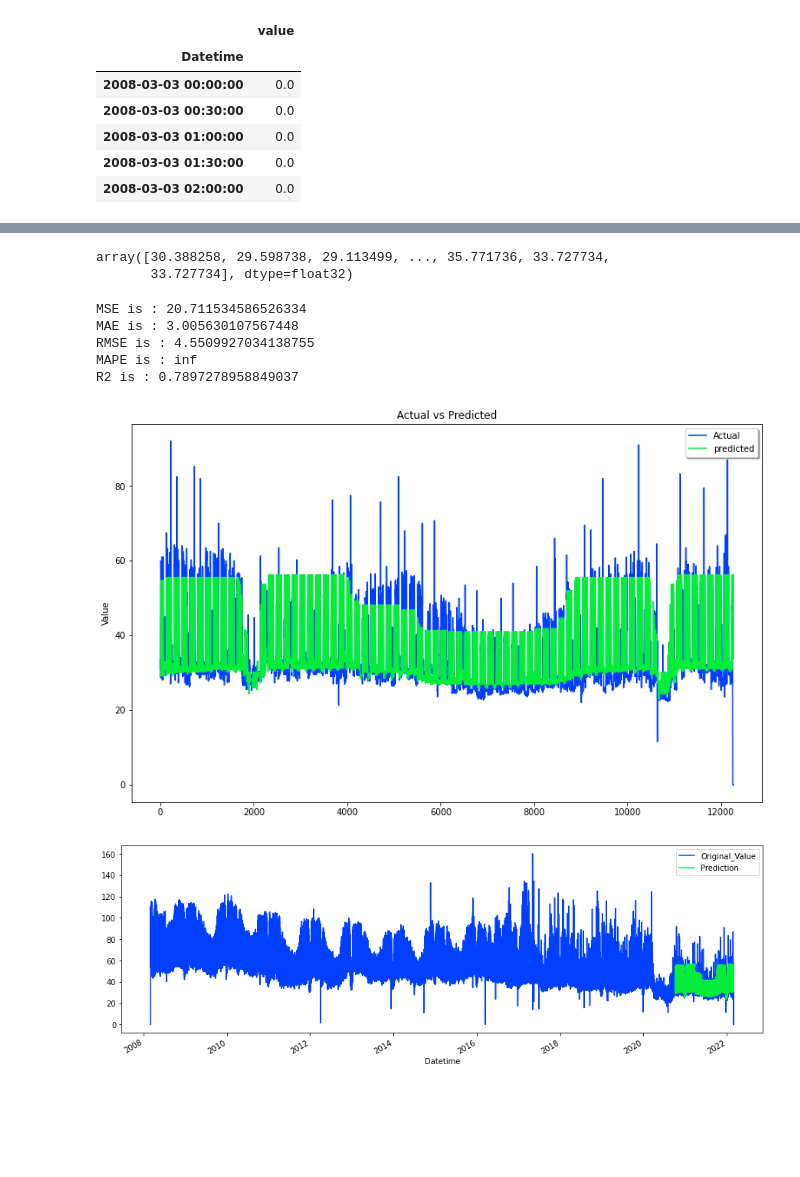
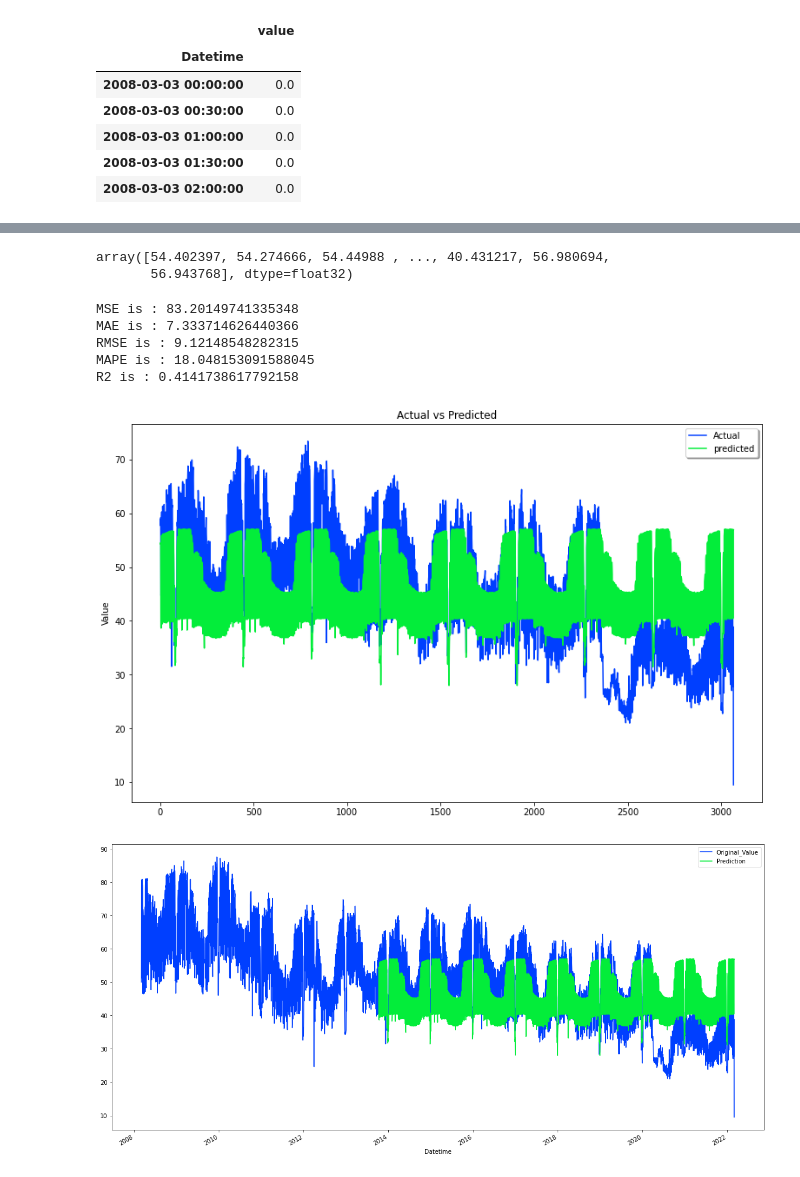
Before and after one commit to UsmanKolo/Master_Thesis, a Jupyter notebook: Notebooks/XGBoost.ipynb, the cells around one changed output, grey strips where cells are left out. Cells and saved outputs as stored; diff of their text form; code cells hidden in the pictures; blank space fills up the shorter version.

```diff
--- a/Notebooks/XGBoost.ipynb
+++ b/Notebooks/XGBoost.ipynb
@@ -39,7 +39,7 @@ HUElec.head()
 | 2008-03-03 01:30:00 | 0.0 |
 | 2008-03-03 02:00:00 | 0.0 |
 # %%
-data = HUElec.resample(rule='H').mean().copy()
+data = HUElec.resample(rule='D').mean().copy()
 
 data.fillna(method='ffill',  inplace=True)
 
@@ -124,7 +124,7 @@ from pmdarima.model_selection import train_test_split as time_train_test_split
 X = data['value']
 
 # Test Size = 20%
-train_data, test_data = time_train_test_split(X, test_size=int(len(data)*0.1))
+train_data, test_data = time_train_test_split(X, test_size=int(len(data)*0.6))
 
 train_data = pd.DataFrame(train_data)
 test_data = pd.DataFrame(test_data)
@@ -143,17 +143,19 @@ trainX, trainY = create_features(train_data_copy, target_variable='value')
 testX, testY = create_features(test_data_copy, target_variable='value')
 # %%
 xgb = XGBRegressor(objective='reg:squarederror',
-    n_estimators=5000,
-    learning_rate=0.1,
+    n_estimators=1000,
+    booster='gbtree',
+    learning_rate=0.01,
     subsample=0.5,
     colsample_bytree=1,
-    max_depth=7,
+    max_depth=6,
 )
 
 xgb.fit(trainX, trainY,
         eval_set=[(trainX, trainY), (testX, testY)],
-        early_stopping_rounds=50,
-        verbose=False)
+        early_stopping_rounds=100,
+        verbose=False
+)
 # %% [output]
 XGBRegressor(base_score=0.5, booster='gbtree', colsample_bylevel=1,
              colsample_bynode=1, colsample_bytree=1, enable_categorical=False,
@@ -176,16 +178,16 @@ feature_importance
 predicted_results = xgb.predict(testX)
 predicted_results
 # %% [output]
-array([30.388258, 29.598738, 29.113499, ..., 35.771736, 33.727734,
-       33.727734], dtype=float32)
+array([54.402397, 54.274666, 54.44988 , ..., 40.431217, 56.980694,
+       56.943768], dtype=float32)
 # %%
 timeseries_evaluation_metrics_func(testY, predicted_results)
 # %% [output]
-MSE is : 20.711534586526334
-MAE is : 3.005630107567448
-RMSE is : 4.5509927034138755
-MAPE is : inf
-R2 is : 0.7897278958849037
+MSE is : 83.20149741335348
+MAE is : 7.333714626440366
+RMSE is : 9.12148548282315
+MAPE is : 18.048153091588045
+R2 is : 0.4141738617792158
 # %%
 plt.figure(figsize=(13,8))
 plt.plot(list(testY))
@@ -195,12 +197,12 @@ plt.ylabel("Value")
 plt.legend(('Actual','predicted'), shadow=True)
 plt.show()
 # %% [output]
-[figure, old version]
+[figure, new version]
 # %%
 test_data['Prediction'] = predicted_results
 pjme_all = pd.concat([test_data, train_data], sort=False)
 pjme_all = pjme_all.rename(columns={'value':'Original_Value'})
 
-Overview_Complete_Data_And_Prediction = pjme_all[['Original_Value','Prediction']].plot(figsize=(15, 5))
+Overview_Complete_Data_And_Prediction = pjme_all[['Original_Value','Prediction']].plot(figsize=(20, 10))
 # %% [output]
-[figure, old version]
+[figure, new version]
```
Also changed, not shown: parts of 4 cells of this notebook, 3 other files.
